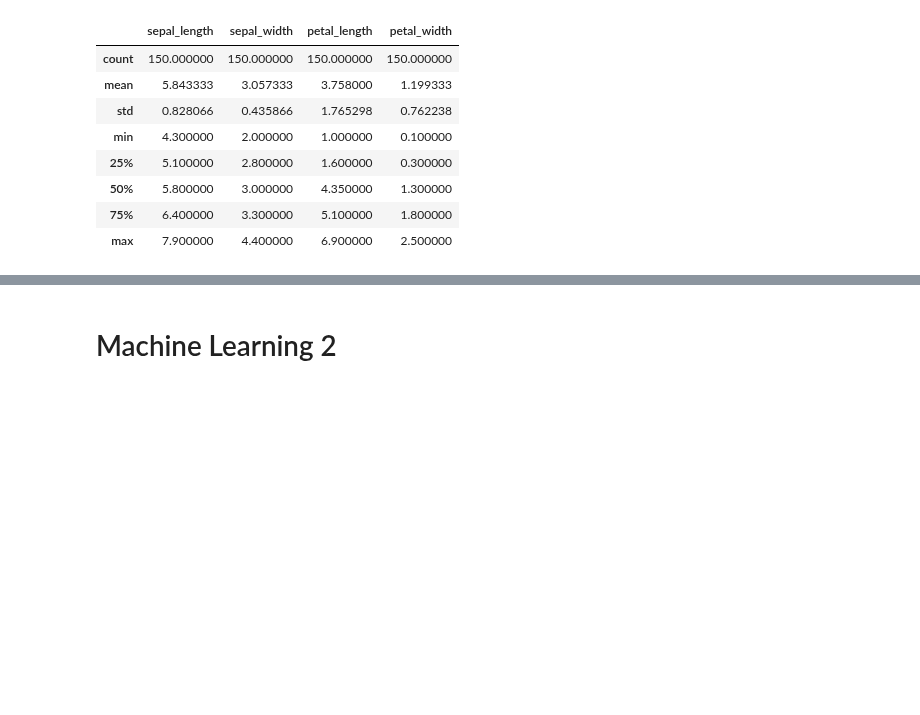
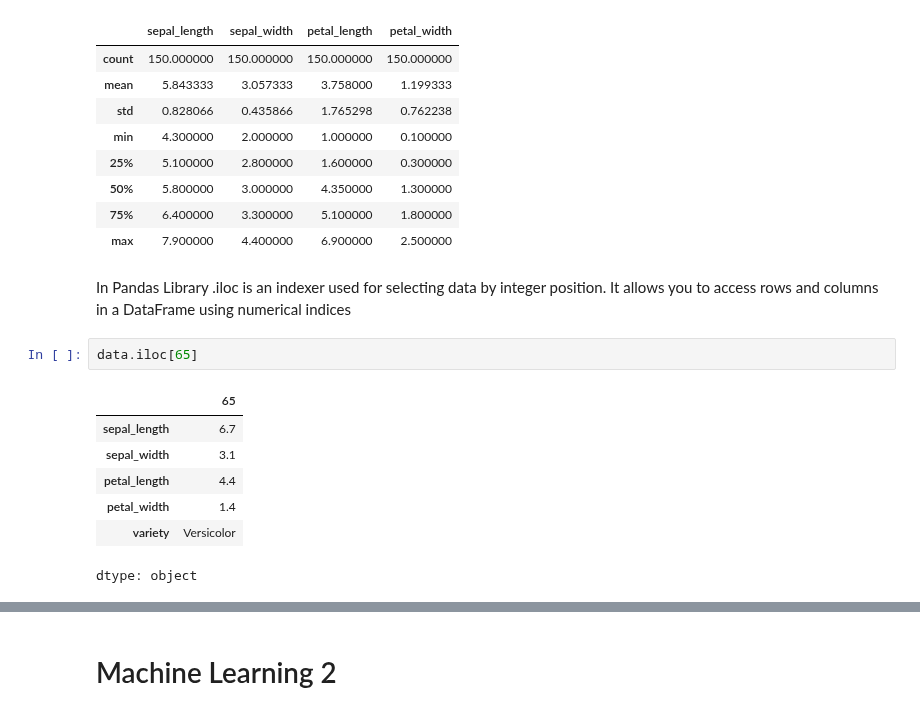
Before and after one commit to Haseebi-khan/MachineLearning, a Jupyter notebook: MachineLearning.ipynb, the cells around one changed output, grey strips where cells are left out. Drawn from its saved outputs; the diff is of its cells as text; blank space fills up the shorter version.

```diff
--- a/MachineLearning.ipynb
+++ b/MachineLearning.ipynb
@@ -83,3 +83,15 @@ data.describe()
 | 50% | 5.800000 | 3.000000 | 4.350000 | 1.300000 |
 | 75% | 6.400000 | 3.300000 | 5.100000 | 1.800000 |
 | max | 7.900000 | 4.400000 | 6.900000 | 2.500000 |
+# %% [markdown]
+In Pandas Library .iloc is an indexer used for selecting data by integer position. It allows you to access rows and columns in a DataFrame using numerical indices
+# %%
+data.iloc[65]
+# %% [output]
+|  | 65 |
+| sepal_length | 6.7 |
+| sepal_width | 3.1 |
+| petal_length | 4.4 |
+| petal_width | 1.4 |
+| variety | Versicolor |
+dtype: object
```
Also changed, not shown: parts of 2 cells of this notebook.
